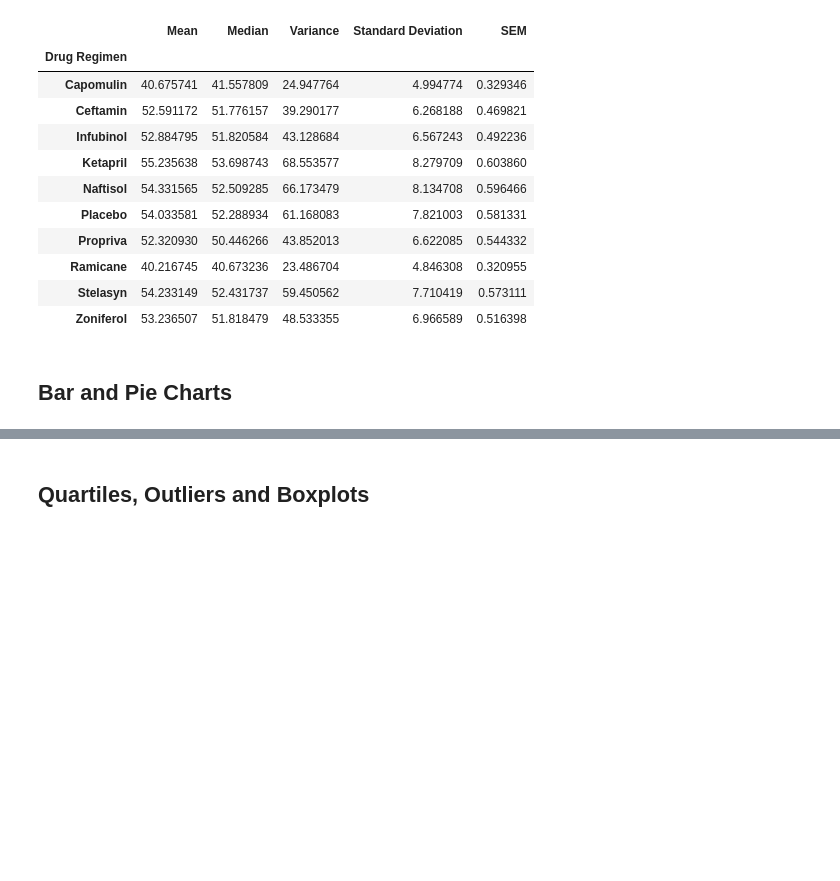
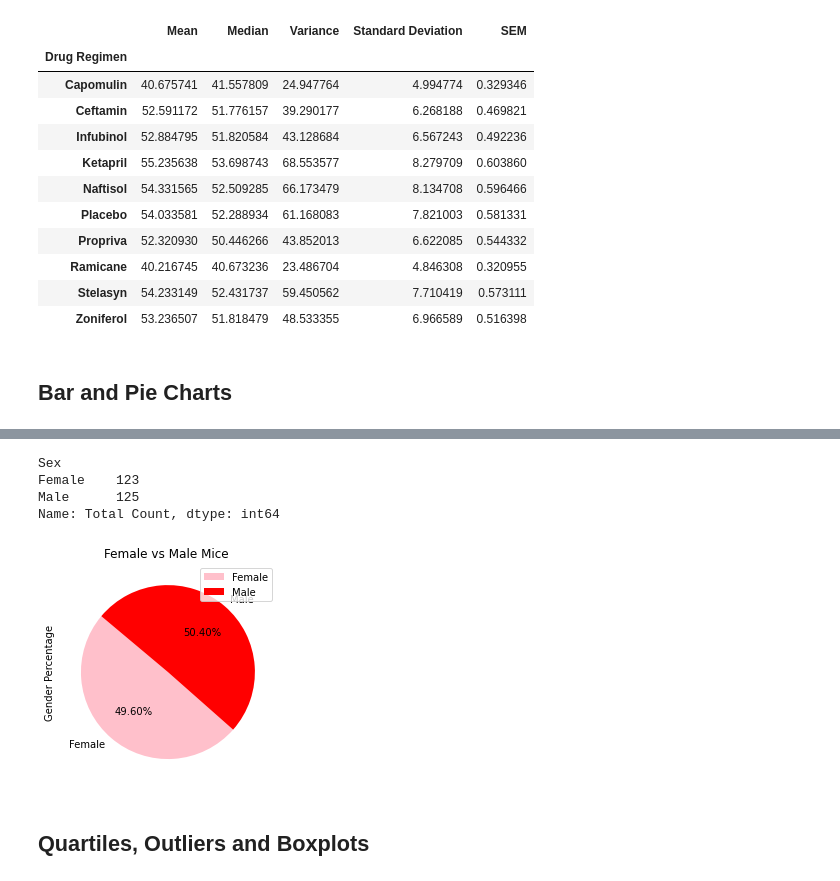
Before and after one commit to Fraolabebe/Matplotlib_Challenge, a Jupyter notebook: 01-Case-Assignment/Instructions/Pymaceuticals/pymaceuticals_starter.ipynb, the cells around one changed output, grey strips where cells are left out. Drawn from its saved outputs; the diff is of its cells as text; code cells hidden in the pictures; blank space fills up the shorter version.

```diff
--- a/01-Case-Assignment/Instructions/Pymaceuticals/pymaceuticals_starter.ipynb
+++ b/01-Case-Assignment/Instructions/Pymaceuticals/pymaceuticals_starter.ipynb
@@ -142,3 +174,35 @@ summary_df
+# %%
+# Generate a pie plot showing the distribution of female versus male mice using pandas
+
+# first grouping the mice accourding to their gender
+Gender_grouped_mice = clean_df.groupby(["Mouse ID","Sex"])
+Gender_grouped_mice.head()
+
+
+mice_gender_df = pd.DataFrame(Gender_grouped_mice.size())
+mice_gender_df.head()
+
+# Creating Data frame using the gender group to count each gender
+mouse_gender = pd.DataFrame(mice_gender_df.groupby(["Sex"]).count())
+mouse_gender
+mouse_gender.columns = ["Total Count"]
+
+total_count = mouse_gender["Total Count"]
+print(total_count)
+gender_sum = mouse_gender["Total Count"].sum()
+gender_sum
+
+mouse_gender["Gender Percentage"] = (total_count/gender_sum)*100
+
+plot = mouse_gender.plot.pie(y='Gender Percentage', title= 'Female vs Male Mice ', colors = ['Pink', 'red'], startangle=140, shadow = False, autopct="%1.2f%%")
+
+plt.savefig("../Images/pandas_pie.png")
+# %% [output]
+Sex
+Female    123
+Male      125
+Name: Total Count, dtype: int64
+[figure, added]
 # %%
 # Generate a pie plot showing the distribution of female versus male mice using pyplot
 # %% [markdown]
```
Also changed, not shown: parts of 7 cells of this notebook, 2 other files.
